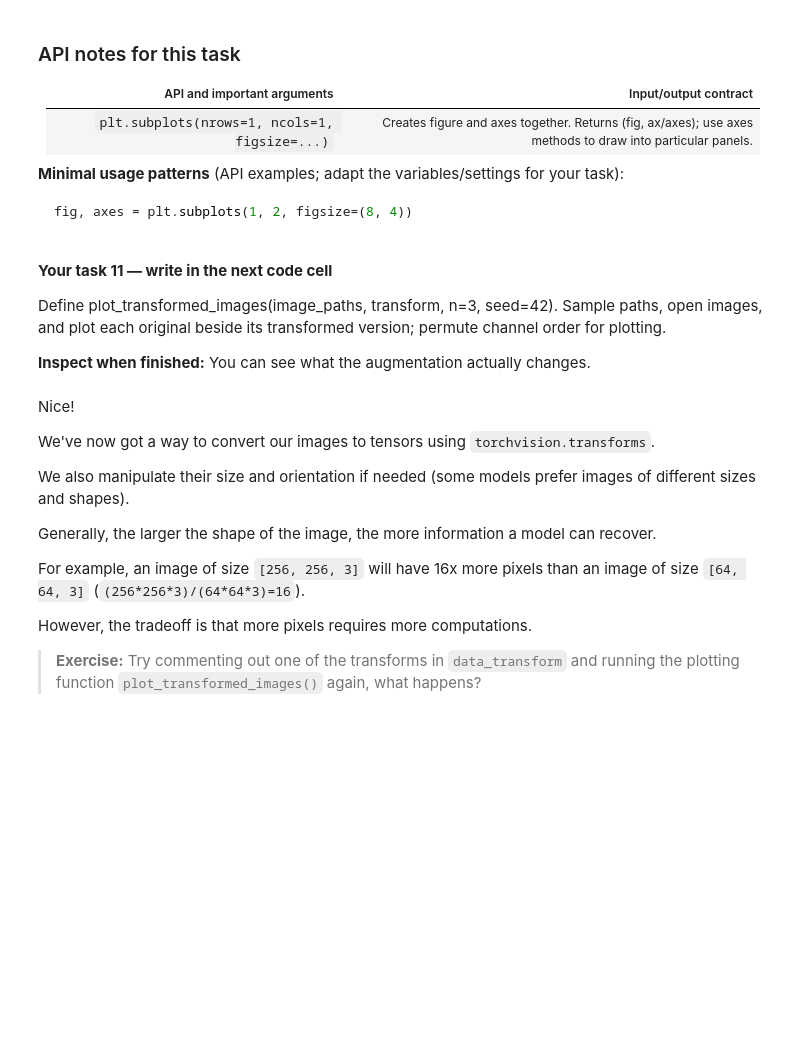
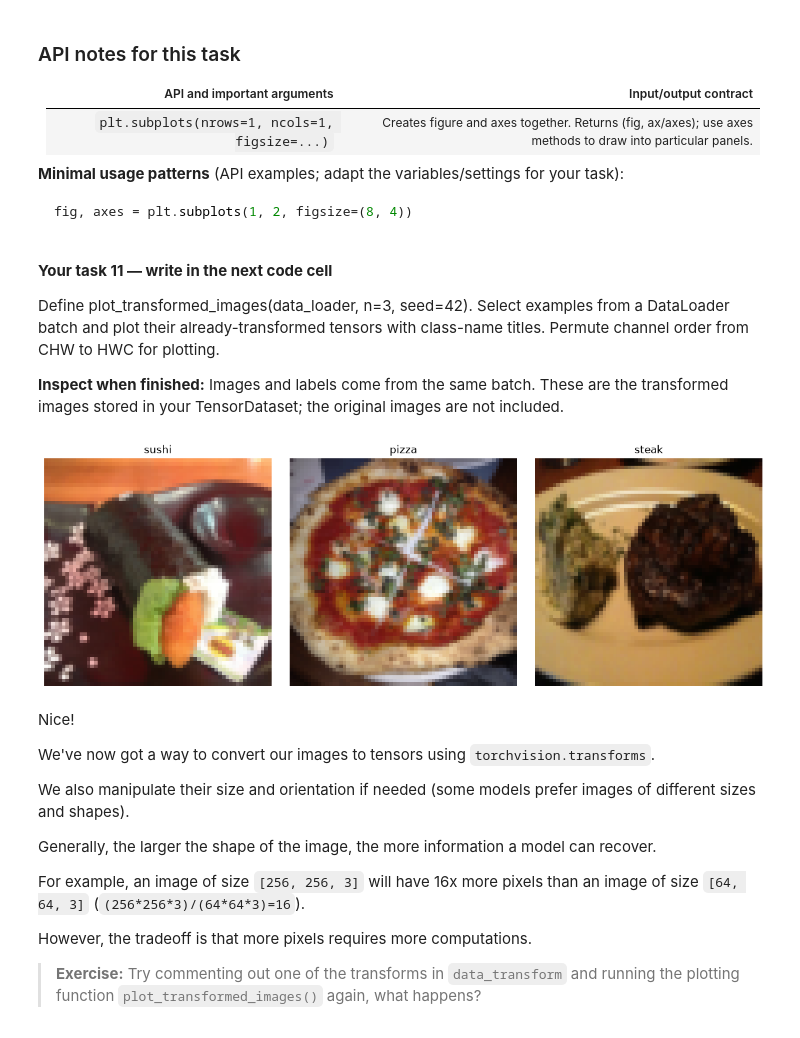
Before and after one commit to GyDeen/PyTorch-DeepLearning, a Jupyter notebook: 04_pytorch_custom_datasets.ipynb, the cells around one changed output. Drawn from its saved outputs; the diff is of its cells as text; code cells hidden in the pictures; blank space fills up the shorter version.

```diff
--- a/04_pytorch_custom_datasets.ipynb
+++ b/04_pytorch_custom_datasets.ipynb
@@ -426,9 +518,37 @@ fig, axes = plt.subplots(1, 2, figsize=(8, 4))
 
 **Your task 11 — write in the next code cell**
 
-Define plot_transformed_images(image_paths, transform, n=3, seed=42). Sample paths, open images, and plot each original beside its transformed version; permute channel order for plotting.
+Define plot_transformed_images(data_loader, n=3, seed=42). Select examples from a DataLoader batch and plot their already-transformed tensors with class-name titles. Permute channel order from CHW to HWC for plotting.
 
-**Inspect when finished:** You can see what the augmentation actually changes.
+**Inspect when finished:** Images and labels come from the same batch. These are the transformed images stored in your TensorDataset; the original images are not included.
+# %%
+import matplotlib.pyplot as plt
+
+
+def plot_transformed_images(data_loader: DataLoader, n=3, seed=42):
+    images, labels = next(iter(data_loader))
+    n = min(n, len(images))
+    if n < 1:
+        raise ValueError("n must be at least 1")
+
+    generator = torch.Generator().manual_seed(seed)
+    indices = torch.randperm(len(images), generator=generator)[:n]
+    idx_to_class = {index: name for name, index in CLASS_TO_IDX.items()}
+
+    fig, axes = plt.subplots(1, n, figsize=(4 * n, 4), squeeze=False)
+    for ax, index in zip(axes[0], indices.tolist()):
+        image = images[index].detach().cpu()
+        ax.imshow(image.permute(1, 2, 0))
+        ax.set_title(idx_to_class[labels[index].item()])
+        ax.axis("off")
+
+    plt.tight_layout()
+    plt.show()
+
+
+plot_transformed_images(train_dataloader)
+# %% [output]
+[figure, added]
 # %% [markdown]
 Nice!
 
```
Also changed, not shown: parts of 54 cells of this notebook.
